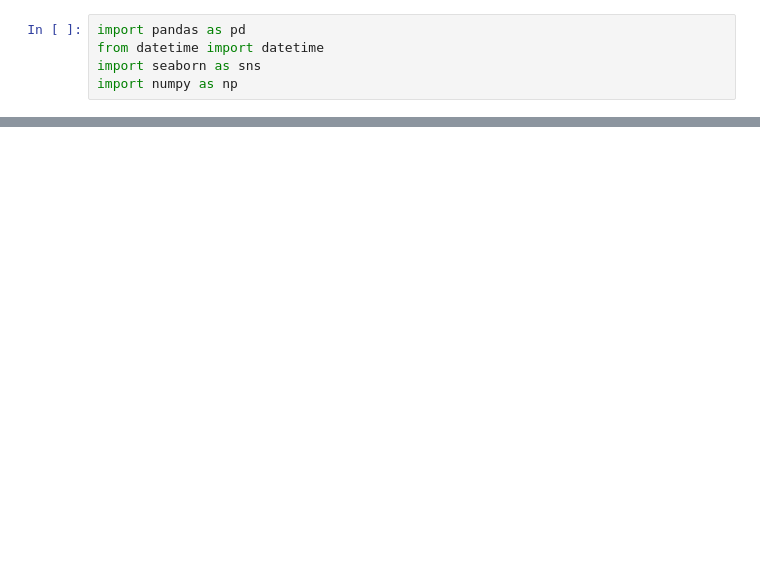
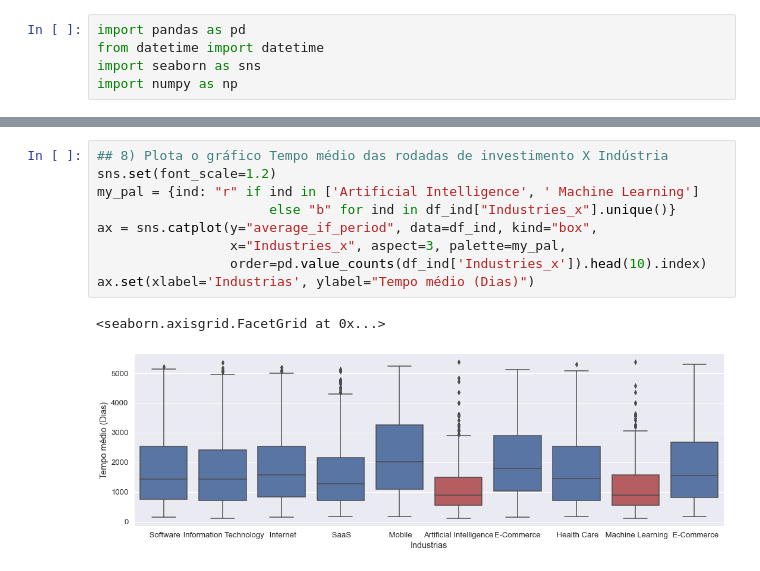
Before and after one commit to alexlopespereira/companies, a Jupyter notebook: src/companies.ipynb, the cells around one changed output, grey strips where cells are left out. Cells and saved outputs as stored; diff of their text form; blank space fills up the shorter version.

```diff
--- a/src/companies.ipynb
+++ b/src/companies.ipynb
@@ -42,0 +37,12 @@ df_new = df_startup.loc[df_startup['Founded_Year'] >= 2017, :]
+# %%
+## 8) Plota o gráfico Tempo médio das rodadas de investimento X Indústria
+sns.set(font_scale=1.2)
+my_pal = {ind: "r" if ind in ['Artificial Intelligence', ' Machine Learning']
+                      else "b" for ind in df_ind["Industries_x"].unique()}
+ax = sns.catplot(y="average_if_period", data=df_ind, kind="box",
+                 x="Industries_x", aspect=3, palette=my_pal,
+                 order=pd.value_counts(df_ind['Industries_x']).head(10).index)
+ax.set(xlabel='Industrias', ylabel="Tempo médio (Dias)")
+# %% [output]
+<seaborn.axisgrid.FacetGrid at 0x...>
+[figure, added]
```
Also changed, not shown: parts of 23 cells of this notebook, 2 other files.
